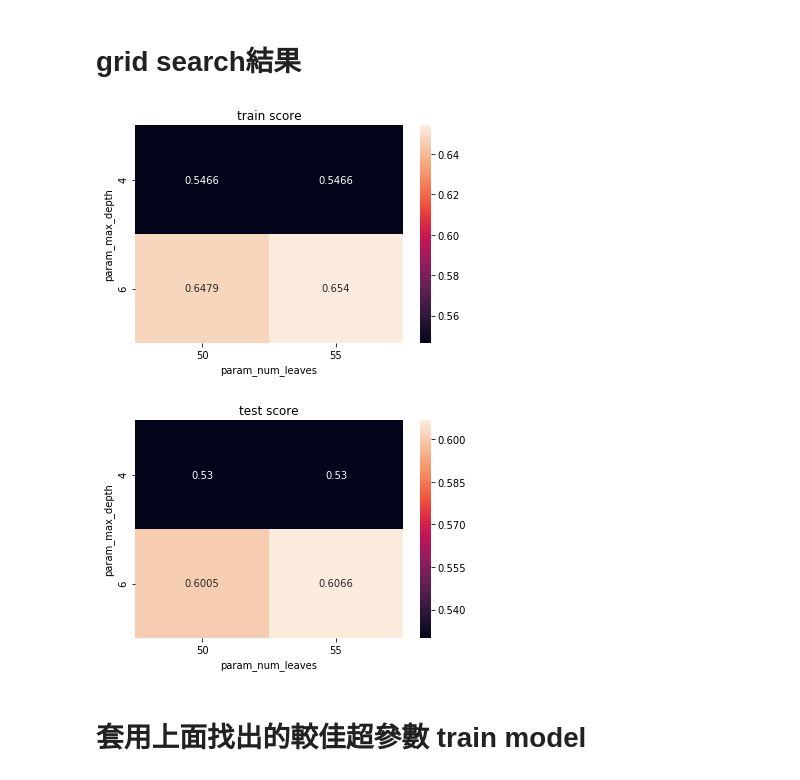
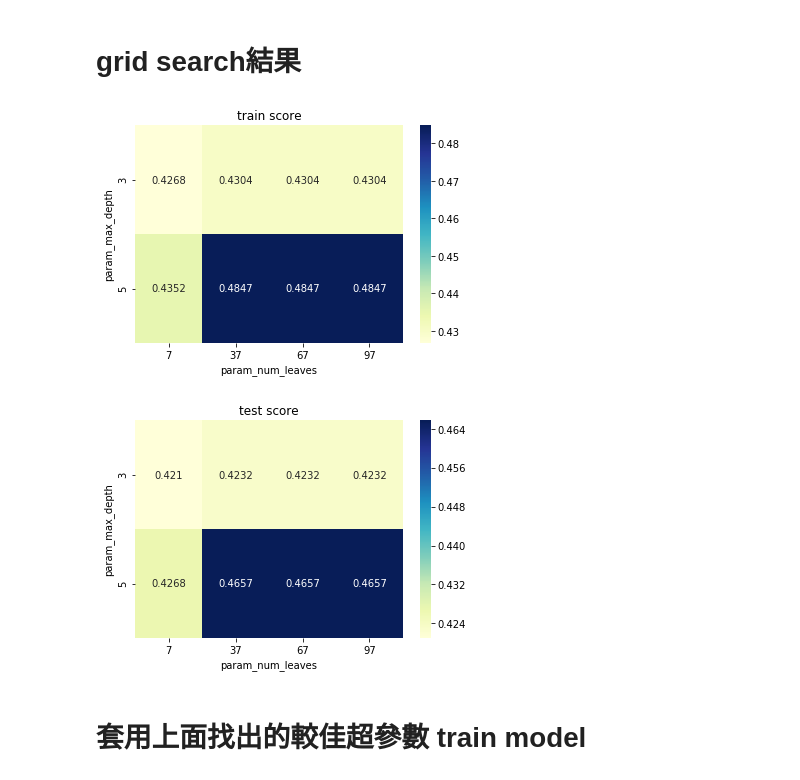
Before and after one commit to skywalker0803r/Ricky, a Jupyter notebook: 玉山AI比賽_modeling.ipynb, the cells around one changed output. Saved outputs shown, nothing was run; the diff lists cells and outputs as text; code cells hidden in the pictures.

```diff
--- a/玉山AI比賽_modeling.ipynb
+++ b/玉山AI比賽_modeling.ipynb
@@ -99,7 +84,10 @@ res
 # drop rare features
 # %%
 print(len(features))
-features.remove('bacno')
-features.remove('cano')
+try:
+  features.remove('bacno')
+  features.remove('cano')
+except:
+  pass
 print(len(features))
 # %% [output]
@@ -117,8 +108,8 @@ print(len(cat_features))
 # 切分 train 跟 val_1 , val_2
 # %%
 from sklearn.model_selection import train_test_split
-train ,val = train_test_split(train[features+[y_name]] ,test_size=0.3 ,random_state=42)
-val_1 ,val_2 = train_test_split(val[features+[y_name]] ,test_size=0.5 ,random_state=42)
+train ,val = train_test_split(train[features+[y_name]] ,test_size=0.25 ,random_state=42)
+val_1 ,val_2 = train_test_split(val[features+[y_name]] ,test_size=0.50 ,random_state=42)
 print(train.shape)
 print(val_1.shape)
 print(val_2.shape)
@@ -135,21 +126,20 @@ from sklearn.model_selection import GridSearchCV
 model_lgb = lightgbm.LGBMClassifier(objective = 'cross_entropy',
                                     metric = 'cross_entropy',
                                     is_unbalance = True,
-                                    silent=False,
                                     )
 
 params_test1={
-    'max_depth': range(4,8,2),
-    'num_leaves':range(50, 60, 5)
+    'max_depth': range(3,7,2),#樹深度
+    'num_leaves':range(7,127,30)#樹的葉子數量
     }
 
 gsearch1 = GridSearchCV(estimator = model_lgb,
                         param_grid = params_test1,
-                        scoring = 'f1',
-                        cv=3,
-                        verbose=10,
+                        scoring = 'f1', #評分指標
+                        cv = 3, #交叉驗證次數
+                        verbose = 10,
                         n_jobs = -1,
-                        return_train_score=True,
+                        return_train_score = True,
                         )
 
 gsearch1.fit(train[features],train[y_name])
@@ -185,18 +176,18 @@ GridSearchCV(cv=3, error_score='raise-deprecating',
 # %%
 df_gridsearch = pd.DataFrame(gsearch1.cv_results_)
 max_scores = df_gridsearch.groupby(['param_max_depth','param_num_leaves']).max()
 max_scores = max_scores.unstack()[['mean_test_score', 'mean_train_score']]
 
-sns.heatmap(max_scores.mean_train_score, annot=True, fmt='.4g');
+sns.heatmap(max_scores.mean_train_score, annot=True, fmt='.4g',cmap='YlGnBu');
 plt.title('train score')
 plt.show()
 
-sns.heatmap(max_scores.mean_test_score, annot=True, fmt='.4g');
+sns.heatmap(max_scores.mean_test_score, annot=True, fmt='.4g',cmap='YlGnBu');
 plt.title('test score')
 plt.show()
 # %% [output]
-[figure, old version]
+[figure, new version]
-[figure, old version]
+[figure, new version]
 # %% [markdown]
 # 套用上面找出的較佳超參數 train model
 # %%
```
Also changed, not shown: parts of 17 cells of this notebook.
